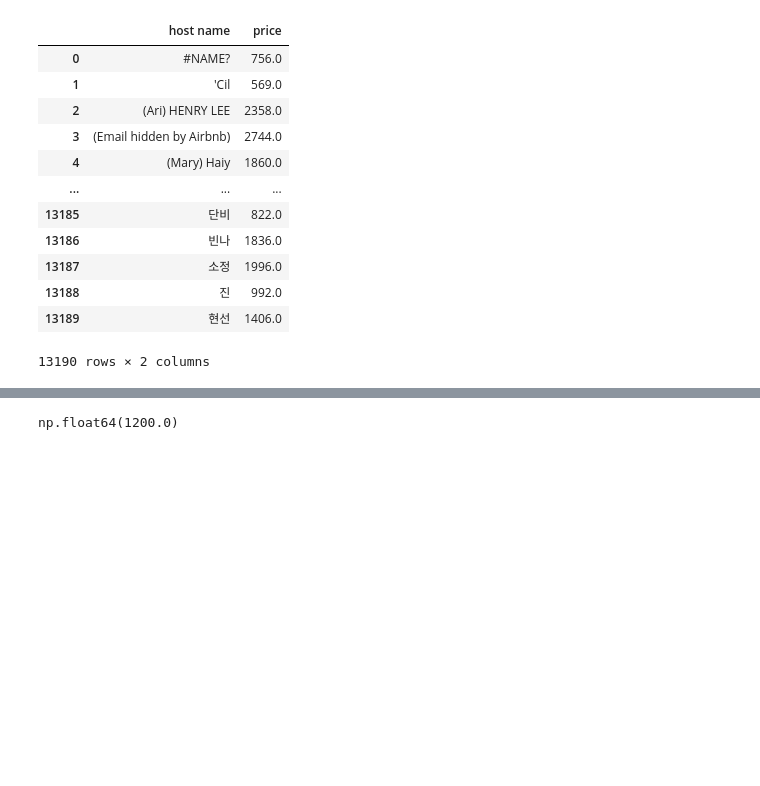
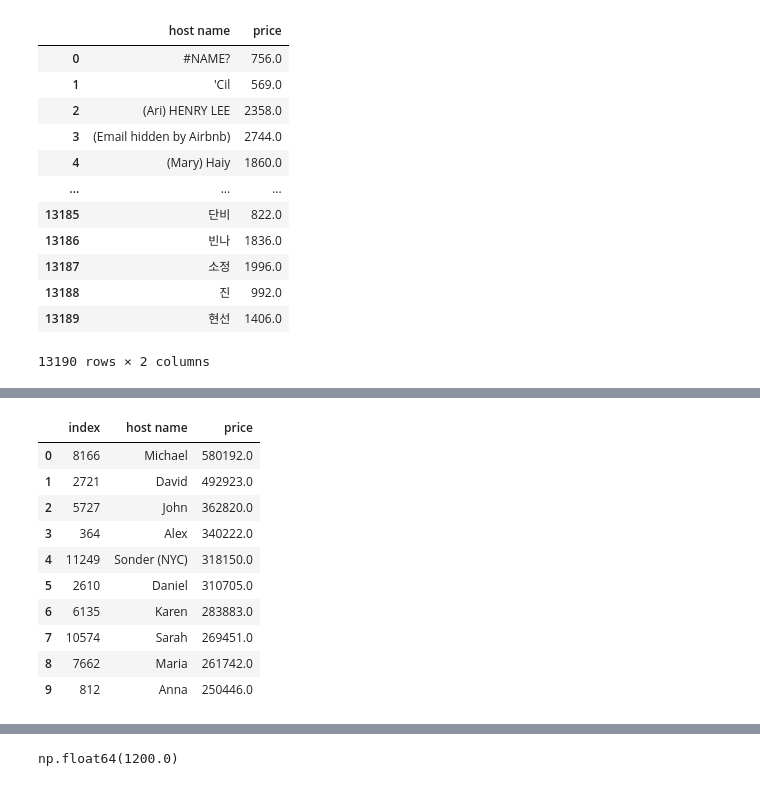
Before and after one commit to dv-tiagosilva/airbnb_data_analysis, a Jupyter notebook: airbnb_analysis.ipynb, the cells around one changed output, grey strips where cells are left out. Drawn from its saved outputs; the diff is of its cells as text; code cells hidden in the pictures; blank space fills up the shorter version.

```diff
--- a/airbnb_analysis.ipynb
+++ b/airbnb_analysis.ipynb
@@ -267,0 +272,15 @@ result_host_price_sorted
+# %%
+top_10_hosts = result_host_price_sorted.head(10)
+top_10_hosts
+# %% [output]
+|  | index | host name | price |
+| 0 | 8166 | Michael | 580192.0 |
+| 1 | 2721 | David | 492923.0 |
+| 2 | 5727 | John | 362820.0 |
+| 3 | 364 | Alex | 340222.0 |
+| 4 | 11249 | Sonder (NYC) | 318150.0 |
+| 5 | 2610 | Daniel | 310705.0 |
+| 6 | 6135 | Karen | 283883.0 |
+| 7 | 10574 | Sarah | 269451.0 |
+| 8 | 7662 | Maria | 261742.0 |
+| 9 | 812 | Anna | 250446.0 |
```
Also changed, not shown: parts of 29 cells of this notebook.
